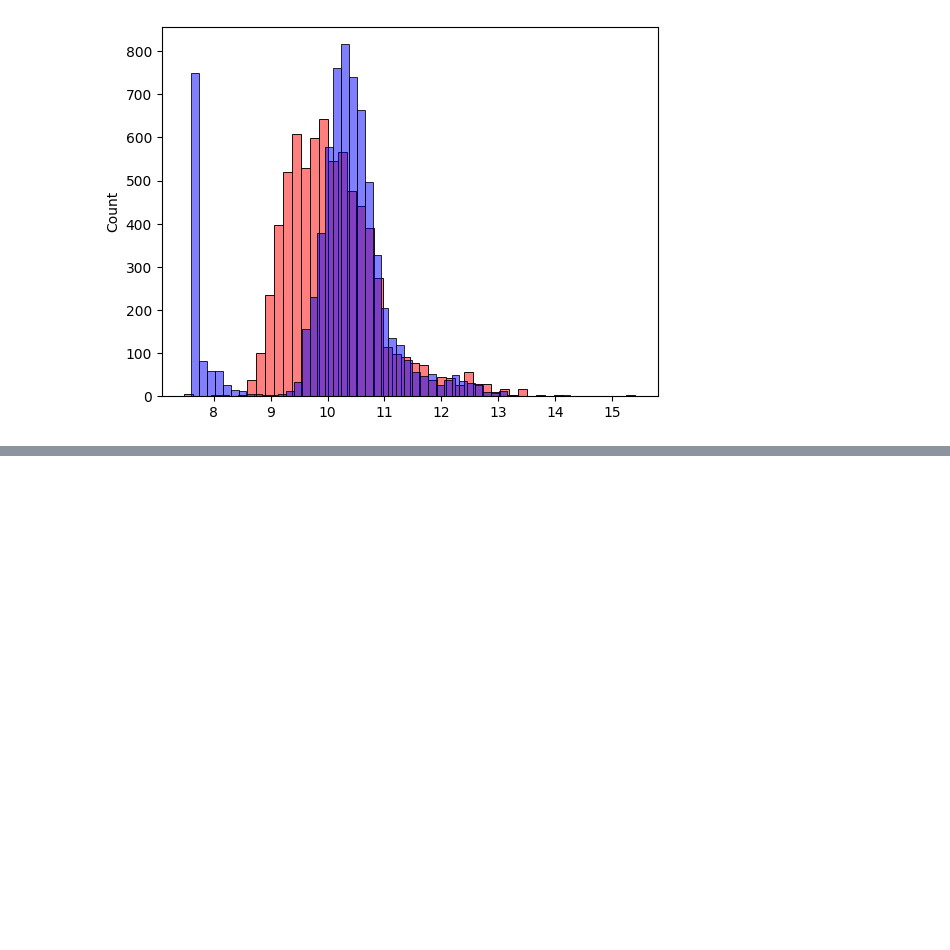
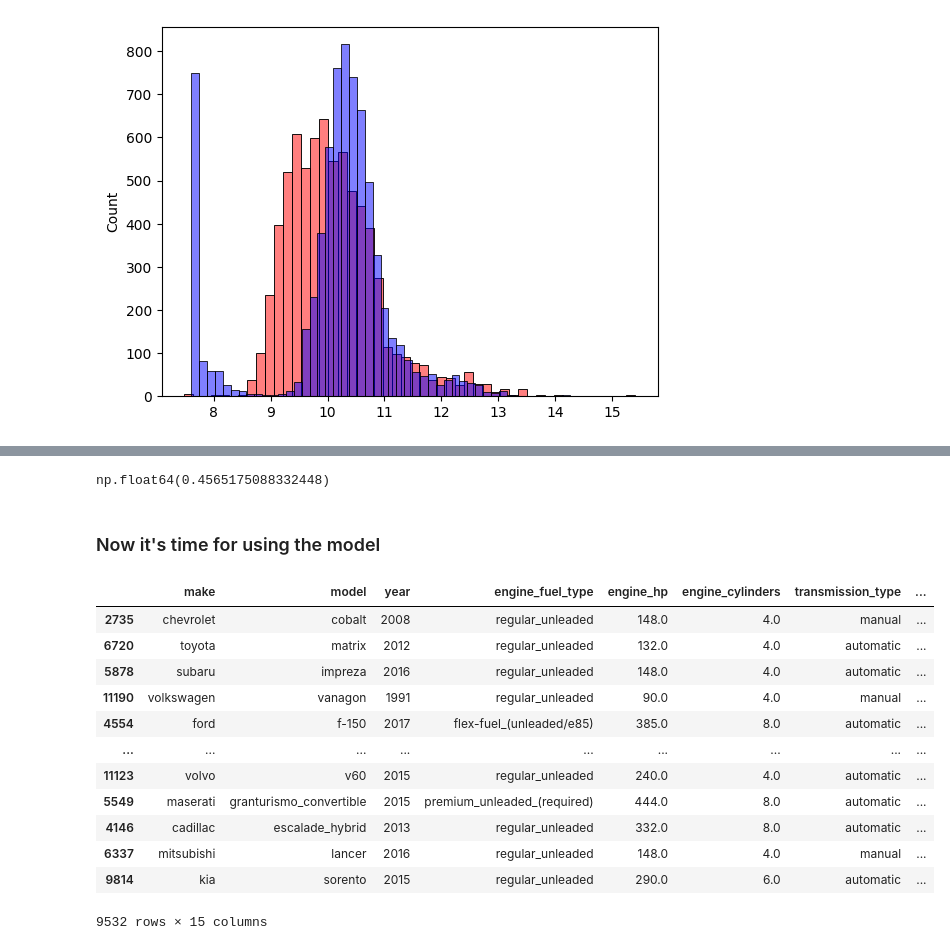
Before and after one commit to fxmidaaa/ml-homework-practice, a Jupyter notebook: homework2_and_notes/notes.ipynb, the cells around one changed output, grey strips where cells are left out. Saved outputs shown, nothing was run; the diff lists cells and outputs as text; code cells hidden in the pictures; blank space fills up the shorter version.

```diff
--- a/homework2_and_notes/notes.ipynb
+++ b/homework2_and_notes/notes.ipynb
@@ -510,0 +797,32 @@ sns.histplot(y_train, color = 'blue', bins = 50, alpha=0.5)
+# %%
+r = 0.001
+X_train = prepare_X(df_train)
+
+w0, w = train_linear_regression_regularized(X_train, y_train, r=r)
+
+X_val = prepare_X(df_val)
+y_pred = w0 + X_val.dot(w)
+
+rmse(y_val, y_pred)
+# %% [output]
+np.float64(0.4565175088332448)
+# %% [markdown]
+### Now it's time for using the model
+# %%
+df_full_train = pd.concat([df_train, df_val])
+
+df_full_train
+# %% [output]
+|  | make | model | year | engine_fuel_type | engine_hp | engine_cylinders | transmission_type | ... |
+| 2735 | chevrolet | cobalt | 2008 | regular_unleaded | 148.0 | 4.0 | manual | ... |
+| 6720 | toyota | matrix | 2012 | regular_unleaded | 132.0 | 4.0 | automatic | ... |
+| 5878 | subaru | impreza | 2016 | regular_unleaded | 148.0 | 4.0 | automatic | ... |
+| 11190 | volkswagen | vanagon | 1991 | regular_unleaded | 90.0 | 4.0 | manual | ... |
+| 4554 | ford | f-150 | 2017 | flex-fuel_(unleaded/e85) | 385.0 | 8.0 | automatic | ... |
+| ... | ... | ... | ... | ... | ... | ... | ... | ... |
+| 11123 | volvo | v60 | 2015 | regular_unleaded | 240.0 | 4.0 | automatic | ... |
+| 5549 | maserati | granturismo_convertible | 2015 | premium_unleaded_(required) | 444.0 | 8.0 | automatic | ... |
+| 4146 | cadillac | escalade_hybrid | 2013 | regular_unleaded | 332.0 | 8.0 | automatic | ... |
+| 6337 | mitsubishi | lancer | 2016 | regular_unleaded | 148.0 | 4.0 | manual | ... |
+| 9814 | kia | sorento | 2015 | regular_unleaded | 290.0 | 6.0 | automatic | ... |
+9532 rows × 15 columns
```
Also changed, not shown: parts of 39 cells of this notebook.
